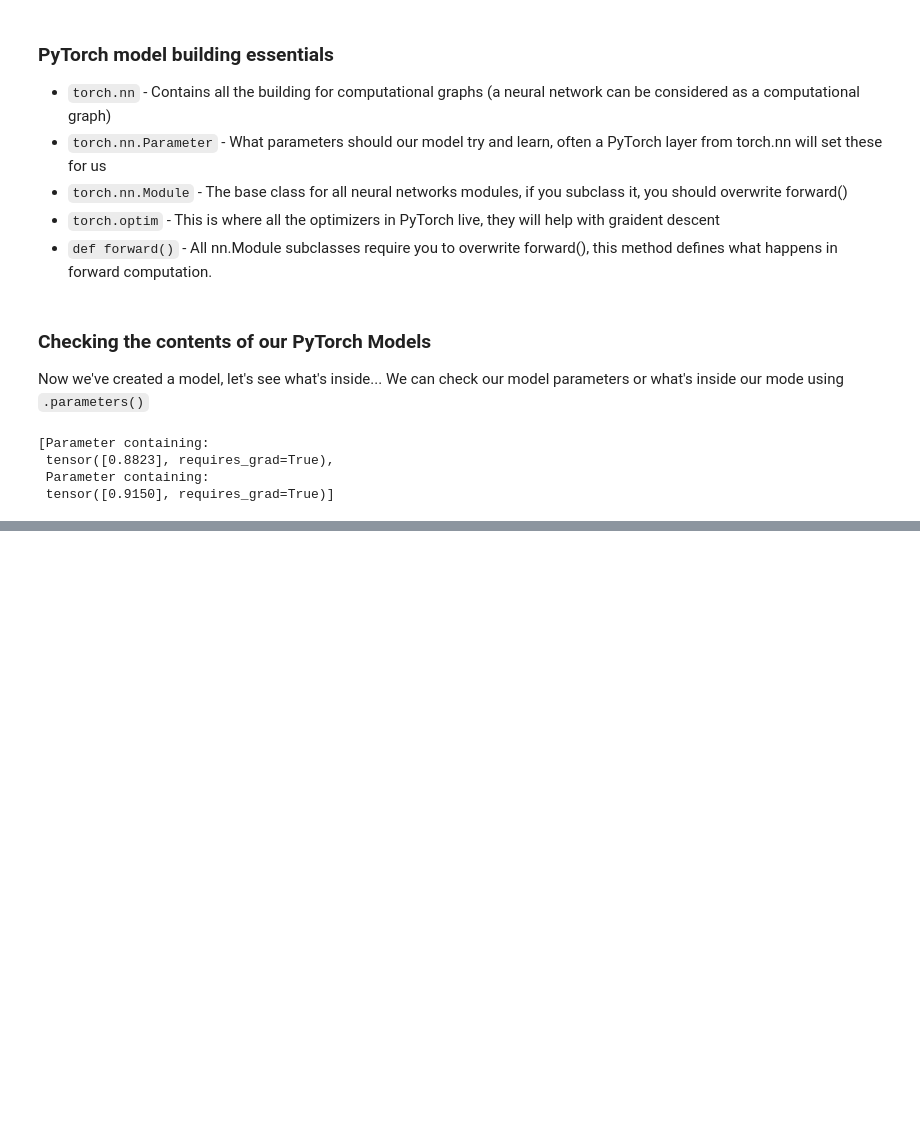
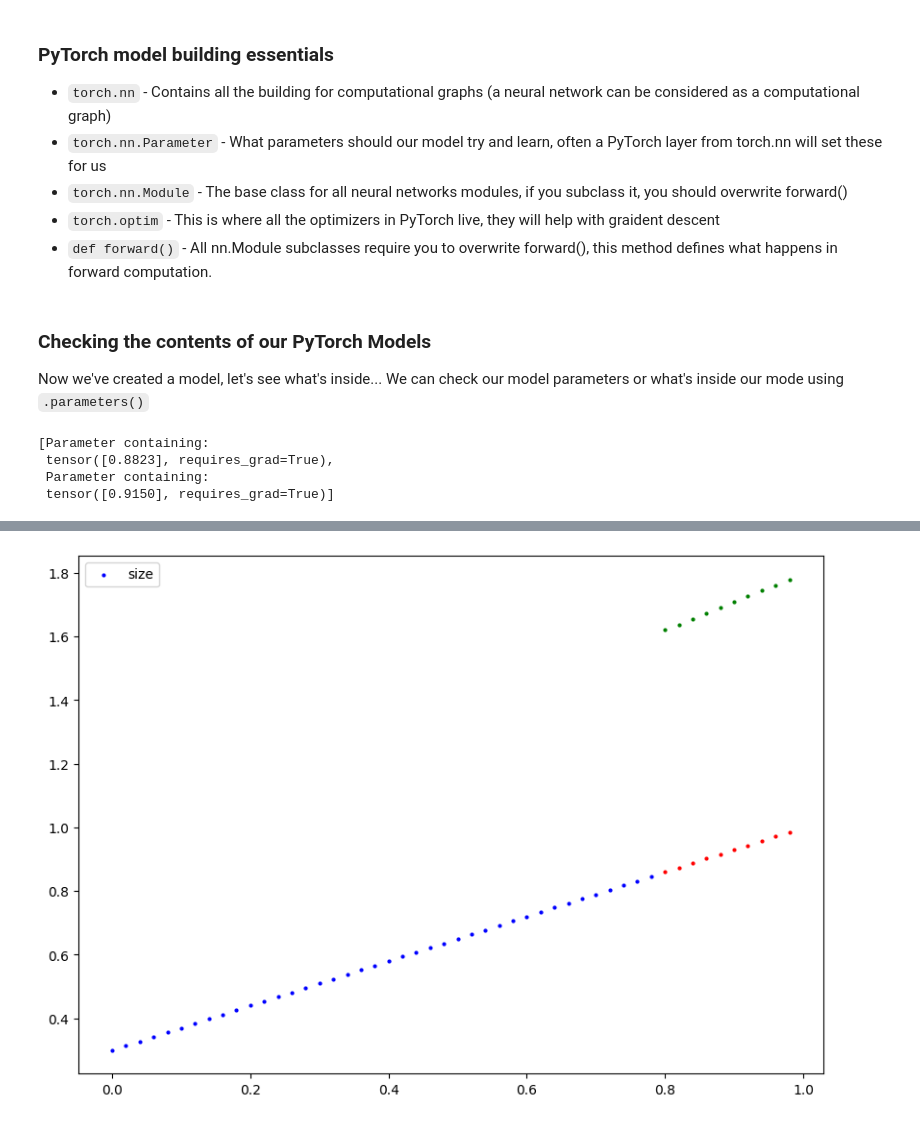
Before and after one commit to malhardv/PyTorch-ML, a Jupyter notebook: 01_pytorch_workflow.ipynb, the cells around one changed output, grey strips where cells are left out. Drawn from its saved outputs; the diff is of its cells as text; code cells hidden in the pictures; blank space fills up the shorter version.

```diff
--- a/01_pytorch_workflow.ipynb
+++ b/01_pytorch_workflow.ipynb
@@ -174,0 +176,6 @@ To check our models predictive power, let's see how well it predicts `y_test` on
+# %%
+# Make predictions with model
+with torch.inference_mode():   # can also be done without using torch.inference mode, inference mode does keep track of the gradients and helps in memory optimisation.
+    y_preds = model_0(X_test)
+
+y_preds
@@ -174,0 +206,4 @@ To check our models predictive power, let's see how well it predicts `y_test` on
+# %%
+plot_predictions(predictions=y_preds)
+# %% [output]
+[figure, added]
```
Also changed, not shown: parts of 4 cells of this notebook.
